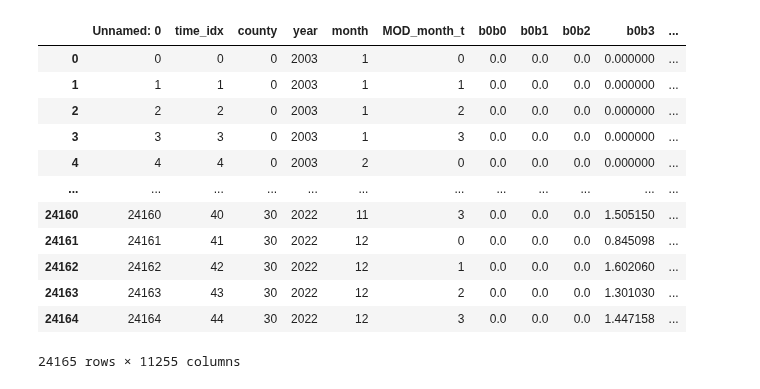
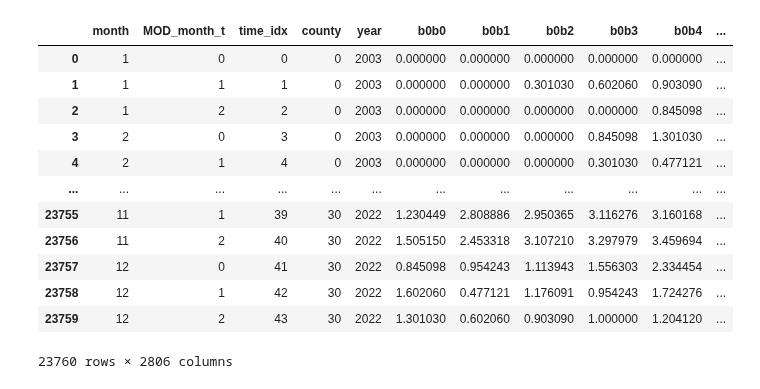
Before and after one commit to koyacolab/china, a Jupyter notebook: ALItrain.ipynb, the cells around one changed output. Saved outputs shown, nothing was run; the diff lists cells and outputs as text; code cells hidden in the pictures.

Commit message:
alim dataset

```diff
--- a/ALItrain.ipynb
+++ b/ALItrain.ipynb
@@ -94,9 +94,17 @@ ali_rice.ckpt  china  data
 # %%
 scrop = 'rice'
 
+MOD_BINS = 128
+FAM_BINS = 64
+
 print( time.asctime( time.localtime(time.time()) ) )
-alidata = pd.read_csv(f'data/ALIDATASET_{scrop}.csv')
+alidata = pd.read_csv(f'./ALIM{MOD_BINS}F{FAM_BINS}DATASET_{scrop}.csv')
 print('DATASET loaded', time.asctime( time.localtime(time.time()) ) )
+
+del alidata['Unnamed: 0']
+del alidata['Unnamed: 0.1']
+del alidata['Unnamed: 0.2']
+del alidata['Unnamed: 0.1.1.1']
 
 alidata['county'] = alidata['county'].astype(str)
 alidata['year']   = alidata['year'].astype(str)
@@ -108,14 +116,14 @@ DATASET loaded Mon Feb 27 22:43:39 2023
-|  | Unnamed: 0 | time_idx | county | year | month | MOD_month_t | b0b0 | b0b1 | b0b2 | b0b3 | ... |
-| 0 | 0 | 0 | 0 | 2003 | 1 | 0 | 0.0 | 0.0 | 0.0 | 0.000000 | ... |
-| 1 | 1 | 1 | 0 | 2003 | 1 | 1 | 0.0 | 0.0 | 0.0 | 0.000000 | ... |
-| 2 | 2 | 2 | 0 | 2003 | 1 | 2 | 0.0 | 0.0 | 0.0 | 0.000000 | ... |
-| 3 | 3 | 3 | 0 | 2003 | 1 | 3 | 0.0 | 0.0 | 0.0 | 0.000000 | ... |
-| 4 | 4 | 4 | 0 | 2003 | 2 | 0 | 0.0 | 0.0 | 0.0 | 0.000000 | ... |
+|  | month | MOD_month_t | time_idx | county | year | b0b0 | b0b1 | b0b2 | b0b3 | b0b4 | ... |
+| 0 | 1 | 0 | 0 | 0 | 2003 | 0.000000 | 0.000000 | 0.000000 | 0.000000 | 0.000000 | ... |
+| 1 | 1 | 1 | 1 | 0 | 2003 | 0.000000 | 0.000000 | 0.301030 | 0.602060 | 0.903090 | ... |
+| 2 | 1 | 2 | 2 | 0 | 2003 | 0.000000 | 0.000000 | 0.000000 | 0.000000 | 0.845098 | ... |
+| 3 | 2 | 0 | 3 | 0 | 2003 | 0.000000 | 0.000000 | 0.000000 | 0.845098 | 1.301030 | ... |
+| 4 | 2 | 1 | 4 | 0 | 2003 | 0.000000 | 0.000000 | 0.000000 | 0.301030 | 0.477121 | ... |
 | ... | ... | ... | ... | ... | ... | ... | ... | ... | ... | ... | ... |
-| 24160 | 24160 | 40 | 30 | 2022 | 11 | 3 | 0.0 | 0.0 | 0.0 | 1.505150 | ... |
-| 24161 | 24161 | 41 | 30 | 2022 | 12 | 0 | 0.0 | 0.0 | 0.0 | 0.845098 | ... |
-| 24162 | 24162 | 42 | 30 | 2022 | 12 | 1 | 0.0 | 0.0 | 0.0 | 1.602060 | ... |
-| 24163 | 24163 | 43 | 30 | 2022 | 12 | 2 | 0.0 | 0.0 | 0.0 | 1.301030 | ... |
-| 24164 | 24164 | 44 | 30 | 2022 | 12 | 3 | 0.0 | 0.0 | 0.0 | 1.447158 | ... |
+| 23755 | 11 | 1 | 39 | 30 | 2022 | 1.230449 | 2.808886 | 2.950365 | 3.116276 | 3.160168 | ... |
+| 23756 | 11 | 2 | 40 | 30 | 2022 | 1.505150 | 2.453318 | 3.107210 | 3.297979 | 3.459694 | ... |
+| 23757 | 12 | 0 | 41 | 30 | 2022 | 0.845098 | 0.954243 | 1.113943 | 1.556303 | 2.334454 | ... |
+| 23758 | 12 | 1 | 42 | 30 | 2022 | 1.602060 | 0.477121 | 1.176091 | 0.954243 | 1.724276 | ... |
+| 23759 | 12 | 2 | 43 | 30 | 2022 | 1.301030 | 0.602060 | 0.903090 | 1.000000 | 1.204120 | ... |
-24165 rows × 11255 columns
+23760 rows × 2806 columns
 # %%
```
Also changed, not shown: parts of 15 cells of this notebook.
